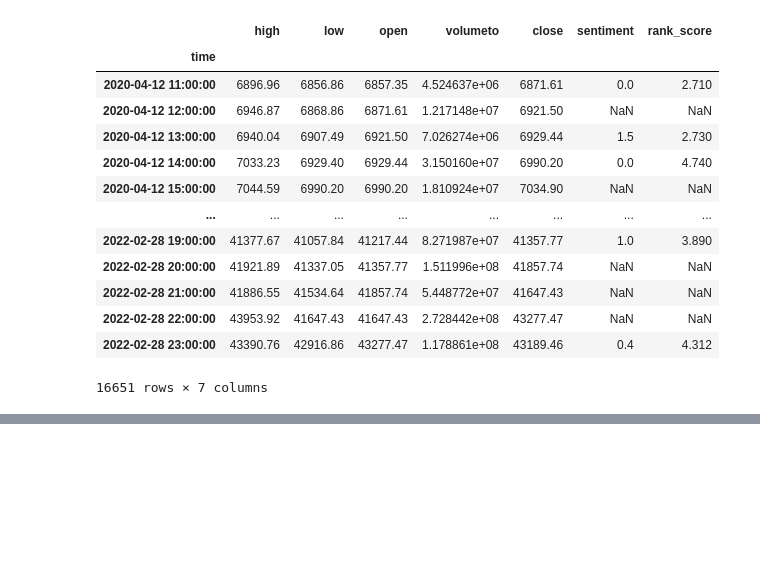
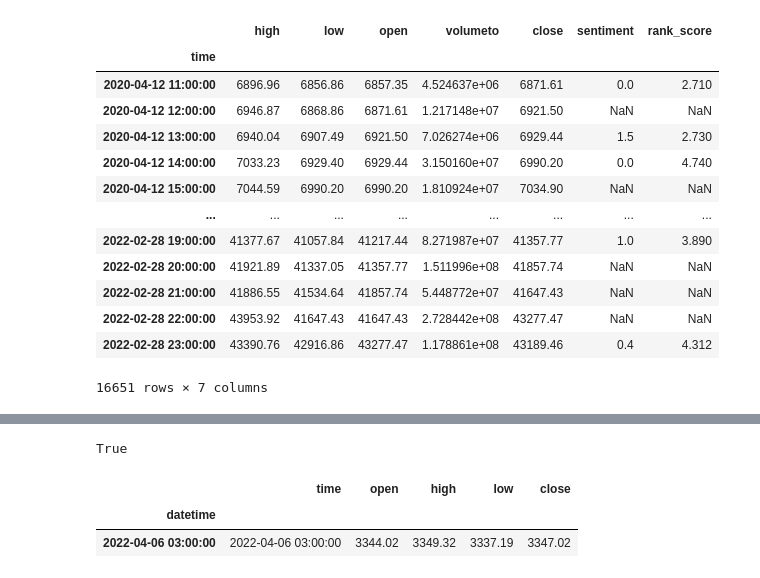
Before and after one commit to sharonwu827/Automated-trading, a Jupyter notebook: CryptoPatternDetection/GAF-CNN-v1/Playground.ipynb, the cells around one changed output, grey strips where cells are left out. Drawn from its saved outputs; the diff is of its cells as text; code cells hidden in the pictures; blank space fills up the shorter version.

```diff
--- a/CryptoPatternDetection/GAF-CNN-v1/Playground.ipynb
+++ b/CryptoPatternDetection/GAF-CNN-v1/Playground.ipynb
@@ -608,0 +822,6 @@ df_filter
+# %%
+data = pd.read_csv('./temp/ETH_USD_result.csv')
+prices = data.loc[:, ['time', 'open', 'high', 'low', 'close']]
+
+prices['datetime'] = prices['time'].apply(lambda x: datetime.strptime(x, '%Y-%m-%d %H:%M:%S'))
+prices = prices.set_index('datetime')
@@ -608,0 +856,10 @@ df_filter
+# %%
+prices[prices['close']>3400].index[-1] < prices[prices['close']<3400].index[-1]
+# %% [output]
+True
+# %%
+prices[prices.index == prices[prices['close']<3400].index[-1]]
+# %% [output]
+|  | time | open | high | low | close |
+| datetime |  |  |  |  |  |
+| 2022-04-06 03:00:00 | 2022-04-06 03:00:00 | 3344.02 | 3349.32 | 3337.19 | 3347.02 |
```
Also changed, not shown: parts of 16 cells of this notebook, 8 other files.
